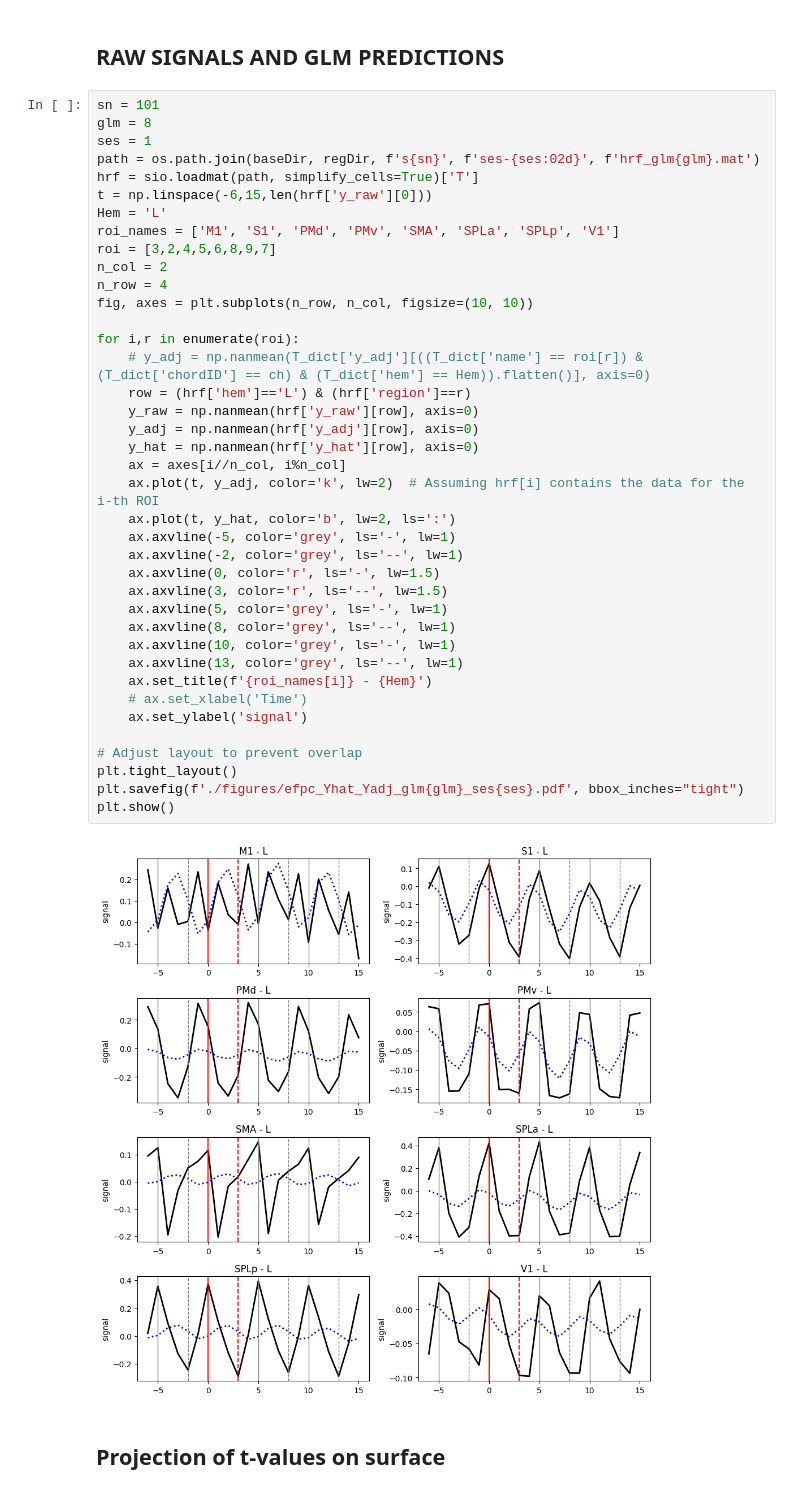
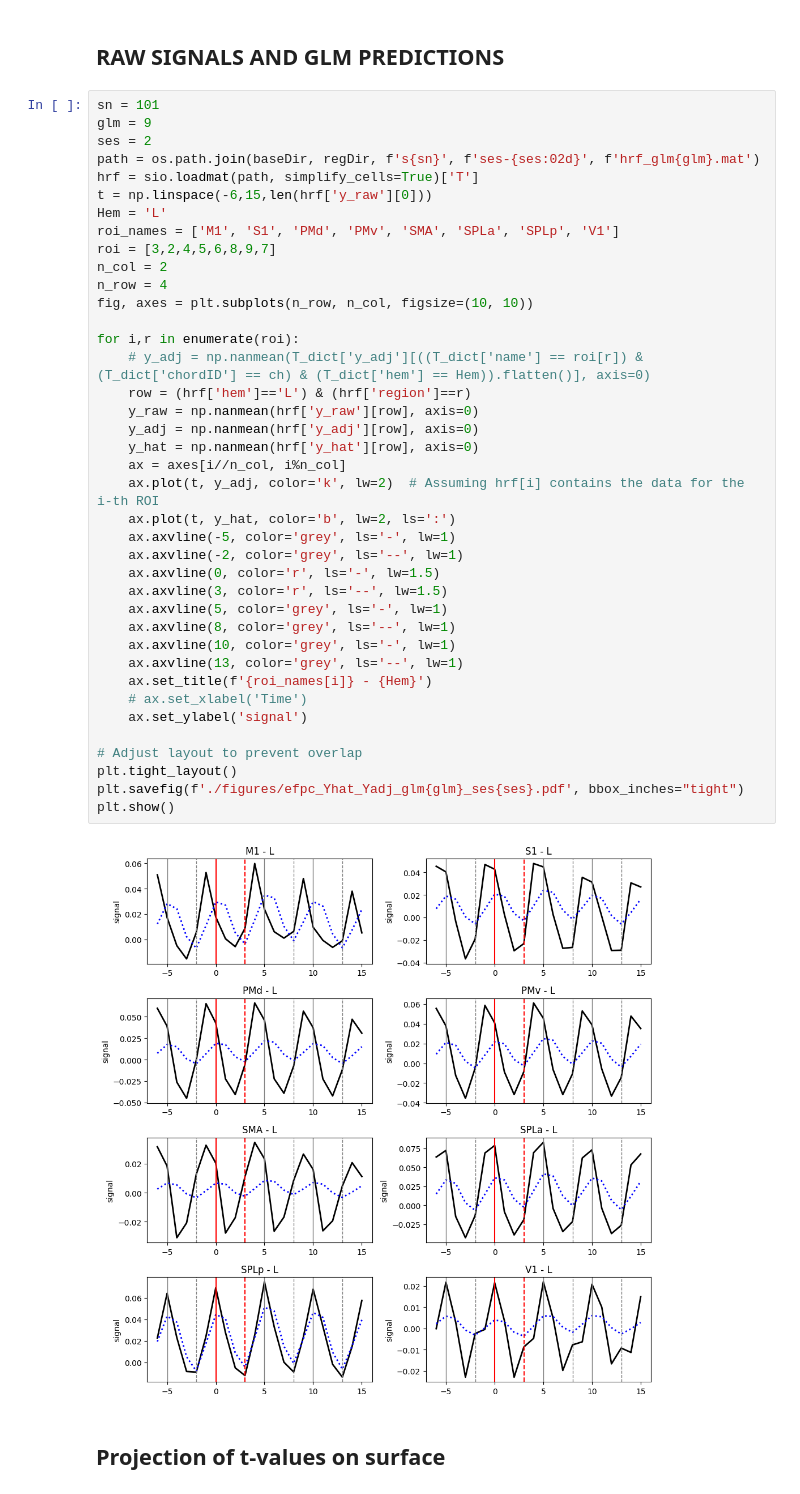
Before and after one commit to alighavam/EFC_patternfMRI, a Jupyter notebook: efcp_mri.ipynb, the cells around one changed output. Saved outputs shown, nothing was run; the diff lists cells and outputs as text.

```diff
--- a/efcp_mri.ipynb
+++ b/efcp_mri.ipynb
@@ -42,8 +142,8 @@ spm.get_info_from_spm_mat()
 ## RAW SIGNALS AND GLM PREDICTIONS
 # %%
 sn = 101
-glm = 8
-ses = 1
+glm = 9
+ses = 2
 path = os.path.join(baseDir, regDir, f's{sn}', f'ses-{ses:02d}', f'hrf_glm{glm}.mat')
 hrf = sio.loadmat(path, simplify_cells=True)['T']
 t = np.linspace(-6,15,len(hrf['y_raw'][0]))
@@ -53,34 +153,34 @@ roi = [3,2,4,5,6,8,9,7]
 n_col = 2
 n_row = 4
 fig, axes = plt.subplots(n_row, n_col, figsize=(10, 10))
 
 for i,r in enumerate(roi):
     # y_adj = np.nanmean(T_dict['y_adj'][((T_dict['name'] == roi[r]) & (T_dict['chordID'] == ch) & (T_dict['hem'] == Hem)).flatten()], axis=0)
     row = (hrf['hem']=='L') & (hrf['region']==r)
     y_raw = np.nanmean(hrf['y_raw'][row], axis=0)
     y_adj = np.nanmean(hrf['y_adj'][row], axis=0)
     y_hat = np.nanmean(hrf['y_hat'][row], axis=0)
     ax = axes[i//n_col, i%n_col]
     ax.plot(t, y_adj, color='k', lw=2)  # Assuming hrf[i] contains the data for the i-th ROI
     ax.plot(t, y_hat, color='b', lw=2, ls=':')
     ax.axvline(-5, color='grey', ls='-', lw=1)
     ax.axvline(-2, color='grey', ls='--', lw=1)
     ax.axvline(0, color='r', ls='-', lw=1.5)
     ax.axvline(3, color='r', ls='--', lw=1.5)
     ax.axvline(5, color='grey', ls='-', lw=1)
     ax.axvline(8, color='grey', ls='--', lw=1)
     ax.axvline(10, color='grey', ls='-', lw=1)
     ax.axvline(13, color='grey', ls='--', lw=1)
     ax.set_title(f'{roi_names[i]} - {Hem}')
     # ax.set_xlabel('Time')
     ax.set_ylabel('signal')
 
 # Adjust layout to prevent overlap
 plt.tight_layout()
 plt.savefig(f'./figures/efpc_Yhat_Yadj_glm{glm}_ses{ses}.pdf', bbox_inches="tight")
 plt.show()
 # %% [output]
-[figure, old version]
+[figure, new version]
 # %% [markdown]
 ## Projection of t-values on surface
 # %%
```
Also changed, not shown: parts of 2 cells of this notebook.
